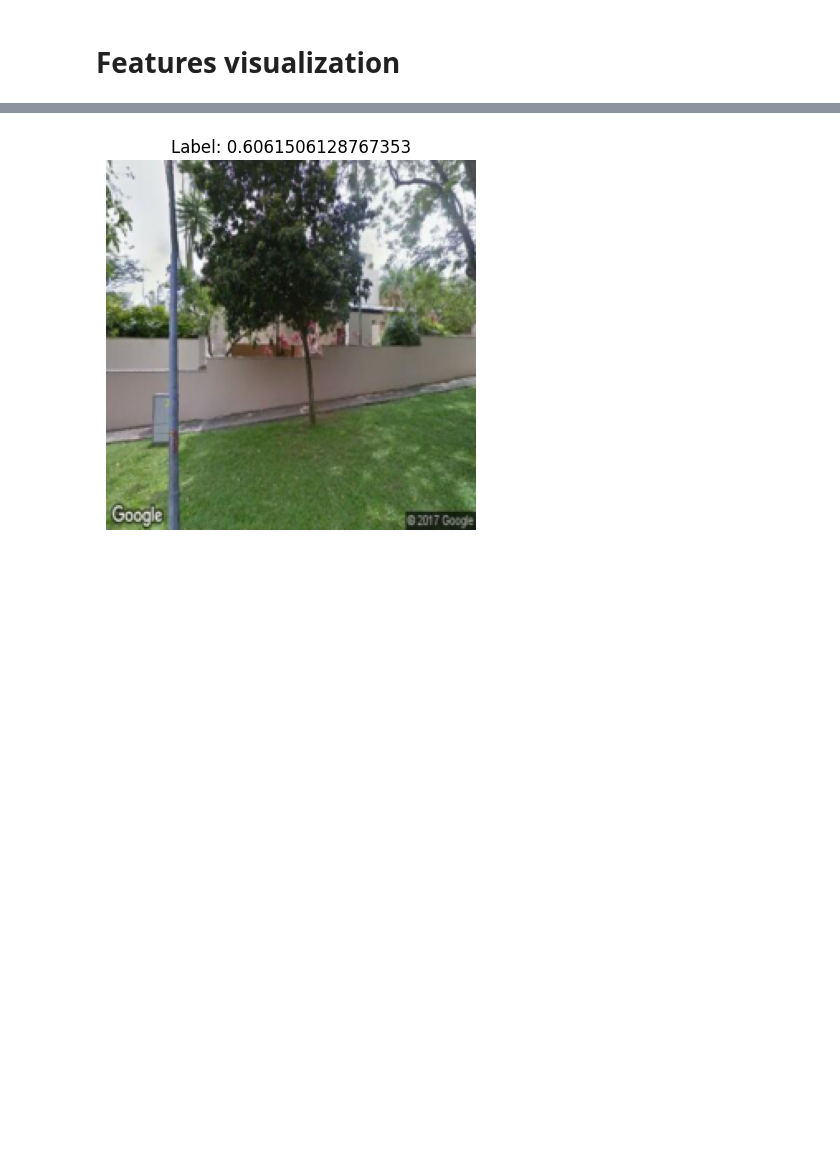
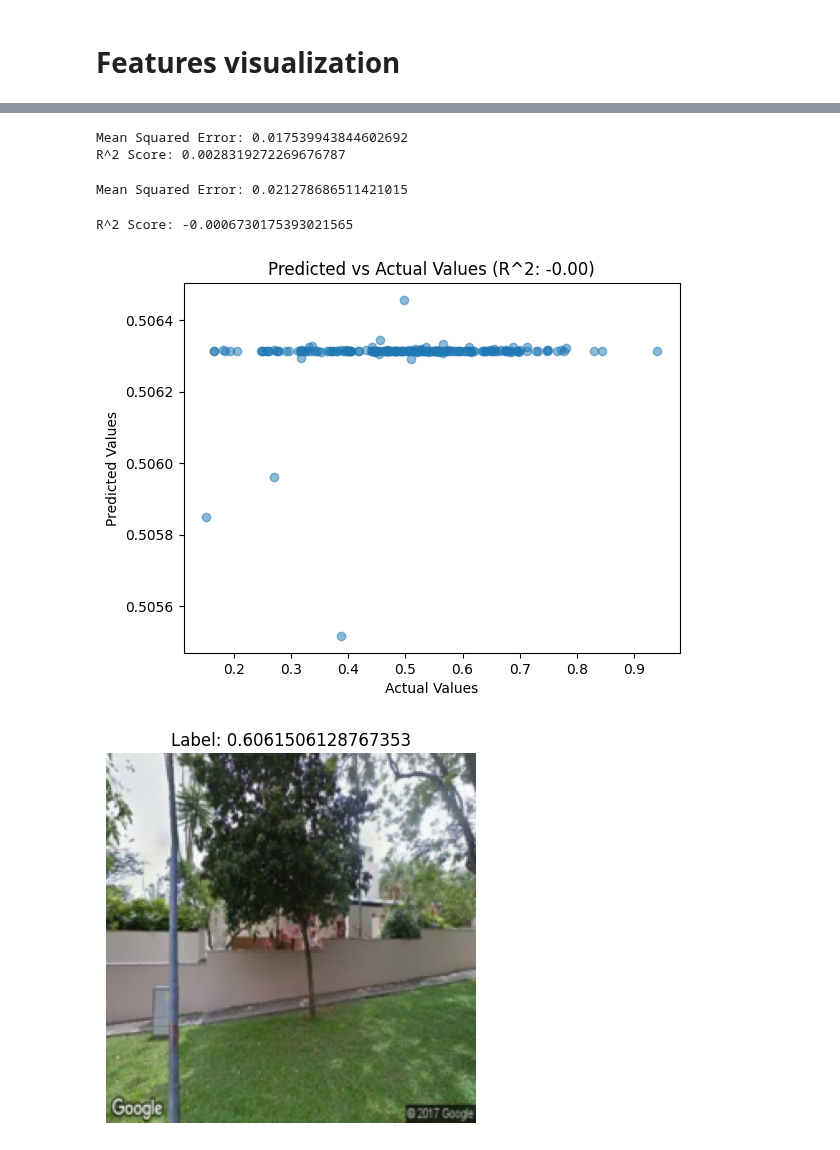
Before and after one commit to CeHouGIS/Safety_Perception_HK, a Jupyter notebook: safety_perception_model/single_model/feature_visualization.ipynb, the cells around one changed output, grey strips where cells are left out. Cells and saved outputs as stored; diff of their text form; code cells hidden in the pictures; blank space fills up the shorter version.

```diff
--- a/safety_perception_model/single_model/feature_visualization.ipynb
+++ b/safety_perception_model/single_model/feature_visualization.ipynb
@@ -56,3 +165,78 @@ valid_loader = torch.utils.data.DataLoader(valid_dataset, batch_size=cfg_paras['
+# %%
+from sklearn.linear_model import LinearRegression
+from sklearn.metrics import mean_squared_error, r2_score
+
+# Convert features and all_labels to numpy arrays
+X = features.numpy()
+y = all_labels.numpy()
+
+# Initialize the linear regression model
+reg_model = LinearRegression()
+
+# Fit the model
+reg_model.fit(X, y)
+
+# Make predictions
+y_pred = reg_model.predict(X)
+
+# Calculate the mean squared error
+mse = mean_squared_error(y, y_pred)
+print(f'Mean Squared Error: {mse}')
+
+# Calculate the R^2 score
+r2 = r2_score(y, y_pred)
+print(f'R^2 Score: {r2}')
+# %% [output]
+Mean Squared Error: 0.017539943844602692
+R^2 Score: 0.0028319272269676787
+# %%
+from sklearn.ensemble import RandomForestRegressor
+from sklearn.model_selection import train_test_split
+from sklearn.metrics import mean_squared_error
+from sklearn.svm import SVR
+
+# import seaborn as sns
+# sns.heatmap(features.numpy())
+# Split the data into training and testing sets
+X_train, X_test, y_train, y_test = train_test_split(features.numpy(), all_labels.numpy(), test_size=0.2, random_state=42)
+
+# Initialize the Random Forest Regressor
+# rf_model = RandomForestRegressor(n_estimators=100, random_state=42)
+# rf_model.fit(X_train, y_train)
+# y_pred = rf_model.predict(X_test)
+
+# Initialize the Support Vector Regressor
+svr_model = SVR(kernel='rbf', C=100, gamma=0.1, epsilon=.1)
+
+# Train the model
+svr_model.fit(X_train, y_train)
+
+# Make predictions
+y_pred = svr_model.predict(X_test)
+
+# Calculate the mean squared error
+mse = mean_squared_error(y_test, y_pred)
+print(f'Mean Squared Error: {mse}')
+# %% [output]
+Mean Squared Error: 0.021278686511421015
+# %%
+from sklearn.metrics import r2_score
+
+import matplotlib.pyplot as plt
+# Plot the predicted vs actual values
+# Calculate the R^2 score
+r2 = r2_score(y_test, y_pred)
+print(f'R^2 Score: {r2}')
+
+# Plot the predicted vs actual values
+plt.scatter(y_test, y_pred, alpha=0.5)
+plt.xlabel('Actual Values')
+plt.ylabel('Predicted Values')
+plt.title(f'Predicted vs Actual Values (R^2: {r2:.2f})')
+plt.show()
+# %% [output]
+R^2 Score: -0.0006730175393021565
+[figure, added]
 # %%
 import matplotlib.pyplot as plt
 # 获取第一个批次的数据
```
Also changed, not shown: parts of 7 cells of this notebook, 3 other files.
